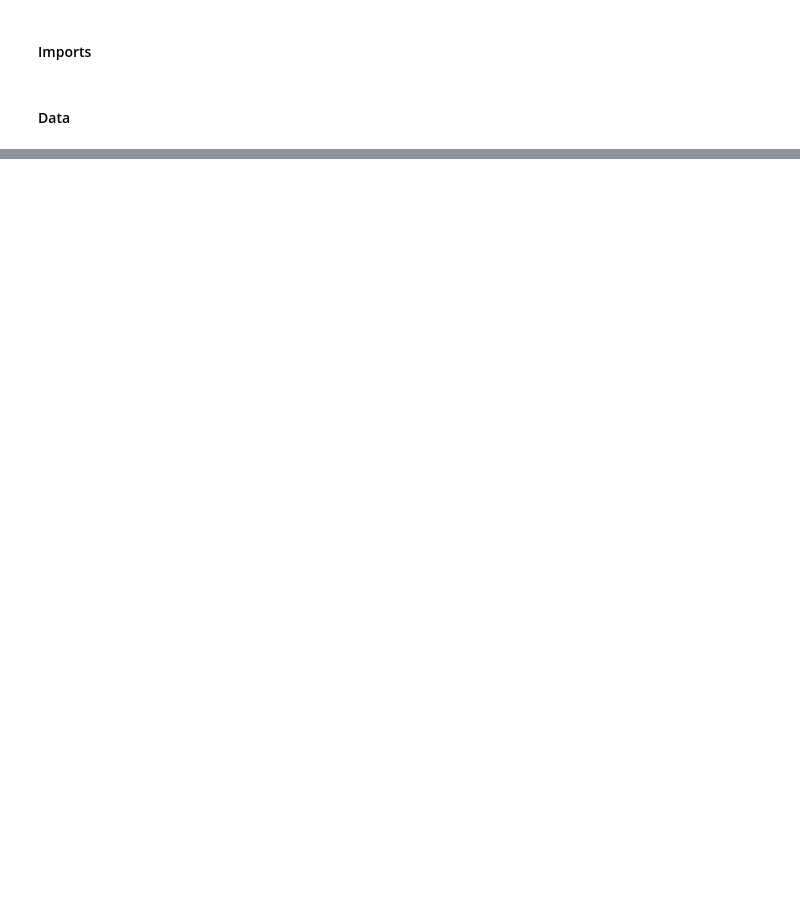
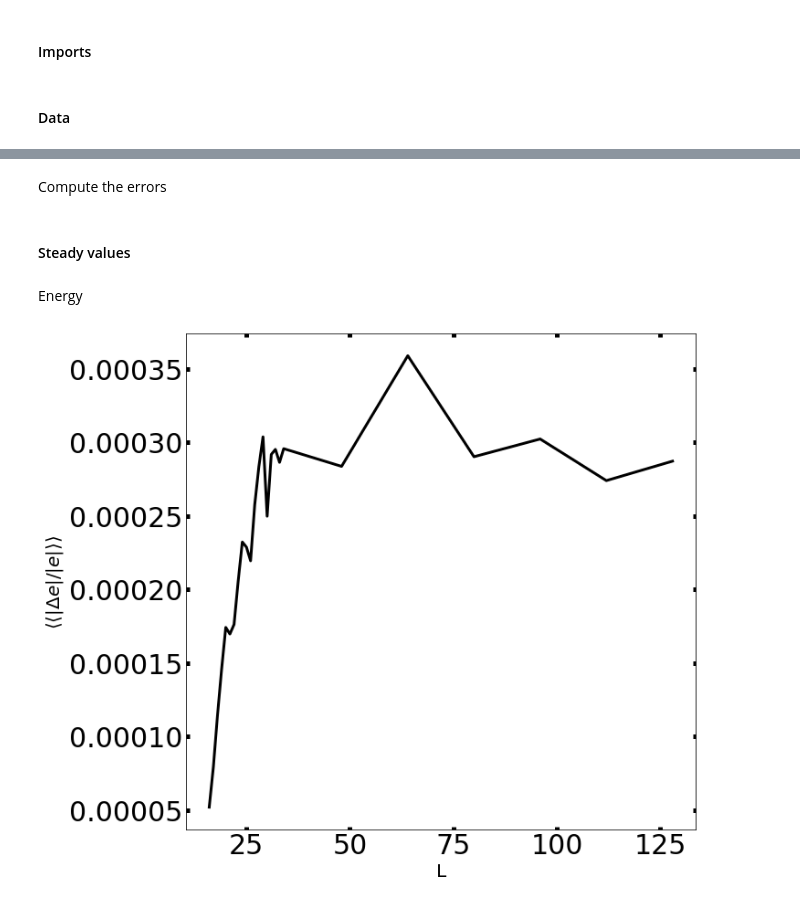
Before and after one commit to emacosta95/dft_for_ising, a Jupyter notebook: dft_ising_2nn_analysis.ipynb, the cells around one changed output, grey strips where cells are left out. Saved outputs shown, nothing was run; the diff lists cells and outputs as text; code cells hidden in the pictures; blank space fills up the shorter version.

```diff
--- a/dft_ising_2nn_analysis.ipynb
+++ b/dft_ising_2nn_analysis.ipynb
@@ -420,0 +61,30 @@ plt.show()
+# %% [markdown]
+Compute the errors
+# %%
+de=[np.abs(min_energy[l]-gs_energy[l])/np.abs(gs_energy[l]) for l in ls]
+de_diff=[(gs_energy[l]-min_energy[l])/(gs_energy[l]) for l in ls]
+dz=[np.average(np.abs(min_density[l]-gs_density[l]),axis=-1)/np.average(np.abs(gs_density[l]),axis=-1) for l in ls]
+# %% [markdown]
+#### Steady values
+# %% [markdown]
+Energy
+# %%
+blocks=ls
+plt.figure(figsize=(10,10))
+plt.plot(blocks,[np.average(e,axis=-1) for e in de],color='black',linewidth=3)
+plt.xlabel('L',fontsize=20)
+plt.ylabel(r'$\langle \langle |\Delta e|/|e| \rangle \rangle$',fontsize=20)
+#plt.loglog()
+plt.tick_params(
+            top=True,
+            right=True,
+            labeltop=False,
+            labelright=False,
+            direction="in",
+            labelsize=30,
+            width=5,
+        )
+plt.show()
+#print(np.average(de,axis=-1))
+# %% [output]
+[figure, added]
```
Also changed, not shown: parts of 148 cells of this notebook, 13 other files.
